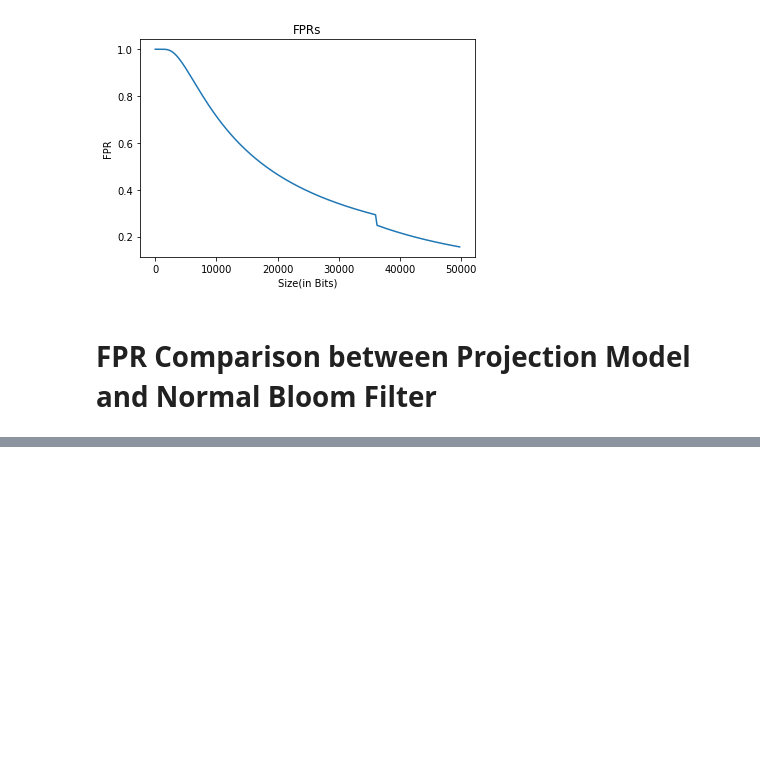
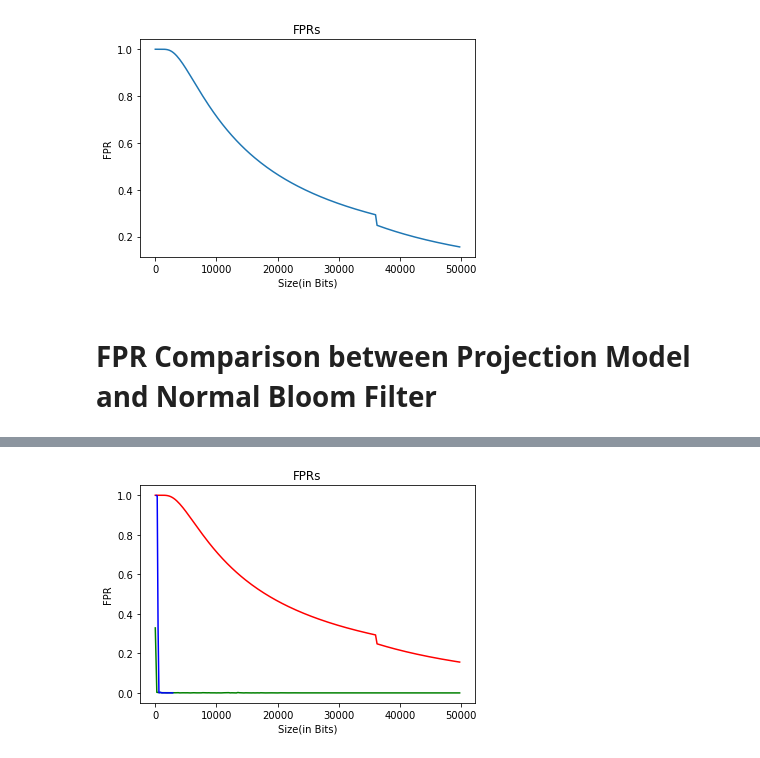
Before and after one commit to borthakur/Learned-Bloom-Filters, a Jupyter notebook: 2D_Gaussian_Dataset.ipynb, the cells around one changed output, grey strips where cells are left out. Cells and saved outputs as stored; diff of their text form; code cells hidden in the pictures; blank space fills up the shorter version.

```diff
--- a/2D_Gaussian_Dataset.ipynb
+++ b/2D_Gaussian_Dataset.ipynb
@@ -433,0 +434,13 @@ plt.show()
+# %%
+plt.plot(size_values,y_ideal,color='red')
+plt.plot(size_values,fpr_values,color='green')
+plt.plot(size_values_kraska,fpr_values_kraska,color='blue')
+plt.title('FPRs')
+plt.xlabel('Size(in Bits)')
+plt.ylabel('FPR')
+plt.show()
+# Red- Normal Bloom Filter
+# Green- Projection Model
+# Blue- Kraska Hash Model
+# %% [output]
+[figure, added]
```
Also changed, not shown: parts of 16 cells of this notebook.
